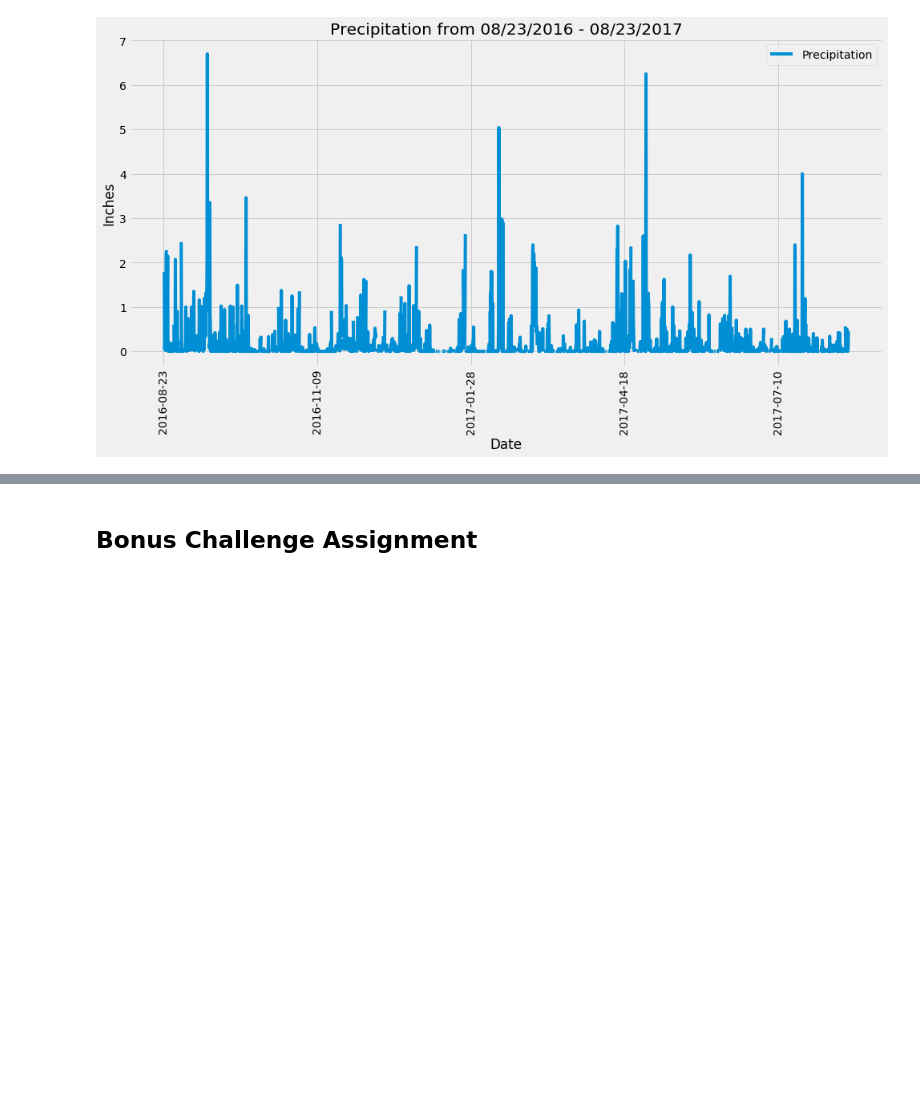
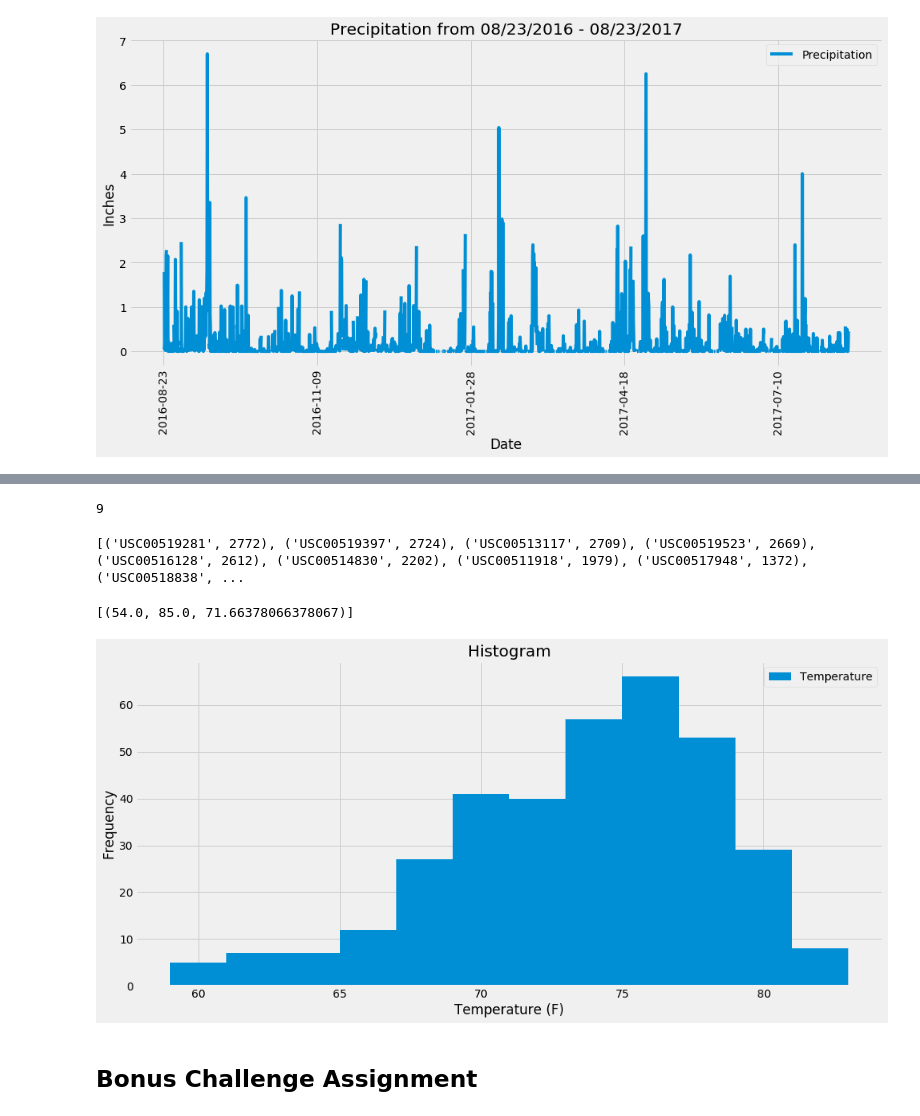
Before and after one commit to dborowski16/hawaii-climate-analysis, a Jupyter notebook: climate_starter.ipynb, the cells around one changed output, grey strips where cells are left out. Cells and saved outputs as stored; diff of their text form; code cells hidden in the pictures; blank space fills up the shorter version.

```diff
--- a/climate_starter.ipynb
+++ b/climate_starter.ipynb
@@ -77,14 +110,47 @@ plt.show()
 # %%
 # Design a query to show how many stations are available in this dataset?
+stations = session.query(Measurement.station).group_by(Measurement.station).count()
+print(stations)
+# %% [output]
+9
 # %%
 # What are the most active stations? (i.e. what stations have the most rows)?
 # List the stations and the counts in descending order.
+active_stations = session.query(Measurement.station, func.count(Measurement.station)).\
+    group_by(Measurement.station).\
+    order_by(func.count(Measurement.station).desc()).all()
+print(active_stations)
+# %% [output]
+[('USC00519281', 2772), ('USC00519397', 2724), ('USC00513117', 2709), ('USC00519523', 2669), ('USC00516128', 2612), ('USC00514830', 2202), ('USC00511918', 1979), ('USC00517948', 1372), ('USC00518838', ...
 # %%
 # Using the station id from the previous query, calculate the lowest temperature recorded,
 # highest temperature recorded, and average temperature of the most active station?
+sel = [func.min(Measurement.tobs),
+       func.max(Measurement.tobs),
+       func.avg(Measurement.tobs)]
+active_stats = session.query(*sel).filter(Measurement.station == 'USC00519281').all()
+print(active_stats)
+# %% [output]
+[(54.0, 85.0, 71.66378066378067)]
 # %%
 # Choose the station with the highest number of temperature observations.
 # Query the last 12 months of temperature observation data for this station and plot the results as a histogram
+sel = [Measurement.station,
+       Measurement.date,
+       Measurement.tobs]
+
+temp = session.query(*sel).\
+    filter(Measurement.station == 'USC00519281').\
+    filter(Measurement.date >= last_12).all()
+
+temp_df = pd.DataFrame(temp, columns=['Station', 'Date', 'Temperature'])
+temp_df.plot(kind='hist', bins=12, figsize=(15,7))
+plt.title('Histogram')
+plt.xlabel('Temperature (F)')
+plt.ylabel('Frequency')
+plt.show()
+# %% [output]
+[figure, added]
 # %% [markdown]
 ## Bonus Challenge Assignment
 # %%
```
Also changed, not shown: parts of 5 cells of this notebook.
